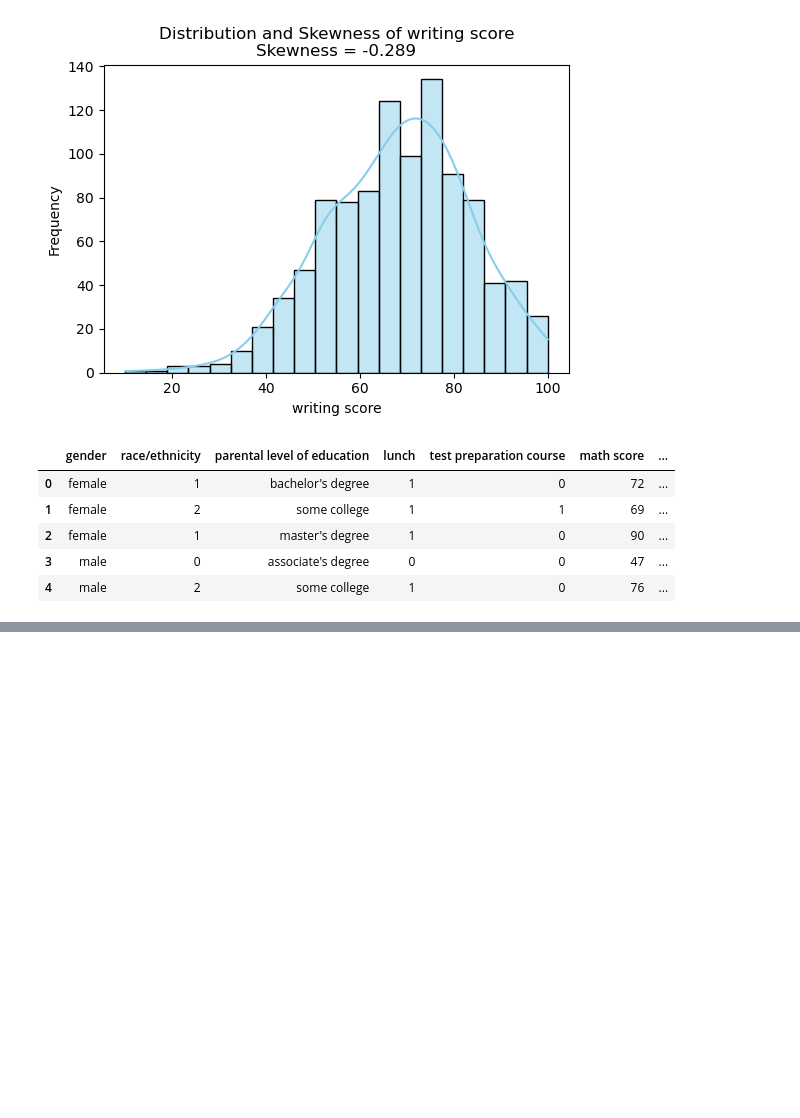
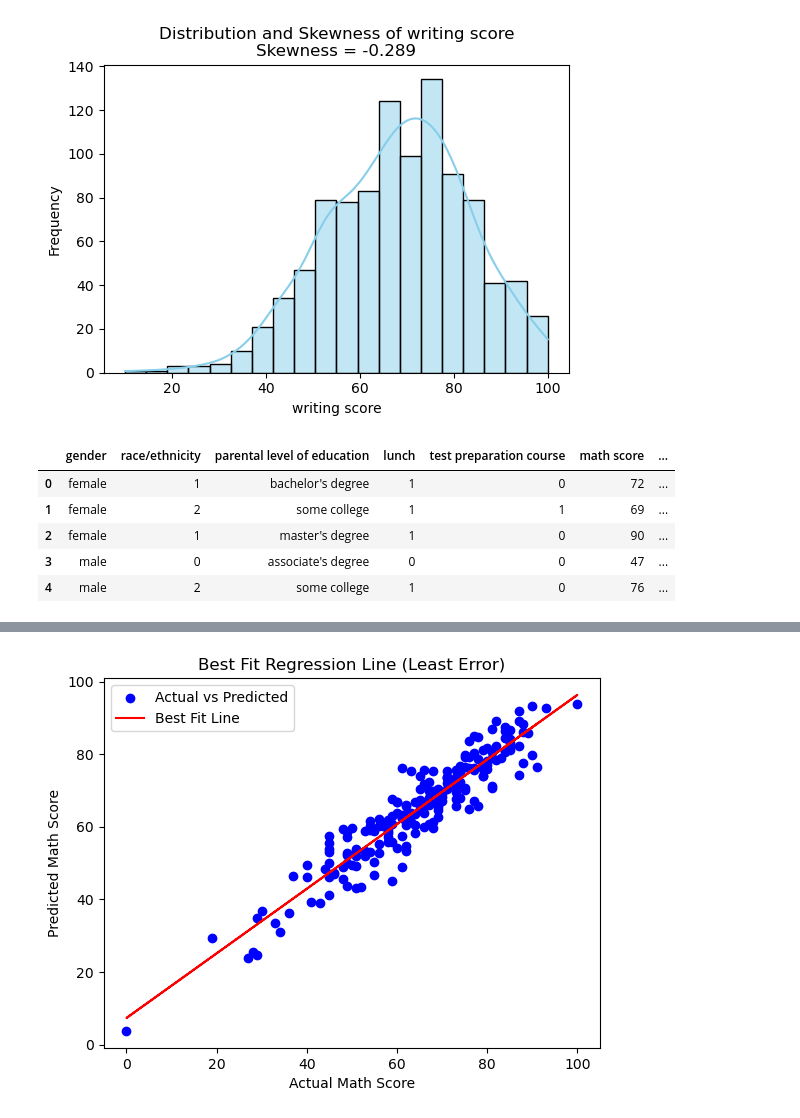
Before and after one commit to Nandhanaa-Mathesvaran/student-exam-prediction, a Jupyter notebook: studentsperformance.ipynb, the cells around one changed output, grey strips where cells are left out. Saved outputs shown, nothing was run; the diff lists cells and outputs as text; code cells hidden in the pictures; blank space fills up the shorter version.

```diff
--- a/studentsperformance.ipynb
+++ b/studentsperformance.ipynb
@@ -213,0 +221,18 @@ plt.show()
+# %%
+import matplotlib.pyplot as plt
+import numpy as np
+
+y_pred = model.predict(X_test_enc)
+
+plt.scatter(y_test, y_pred, color='blue', label='Actual vs Predicted')
+
+m, b = np.polyfit(y_test, y_pred, 1)
+plt.plot(y_test, m * y_test + b, color='red', label='Best Fit Line')
+
+plt.xlabel("Actual Math Score")
+plt.ylabel("Predicted Math Score")
+plt.title("Best Fit Regression Line (Least Error)")
+plt.legend()
+plt.show()
+# %% [output]
+[figure, added]
```
Also changed, not shown: parts of 4 cells of this notebook.
